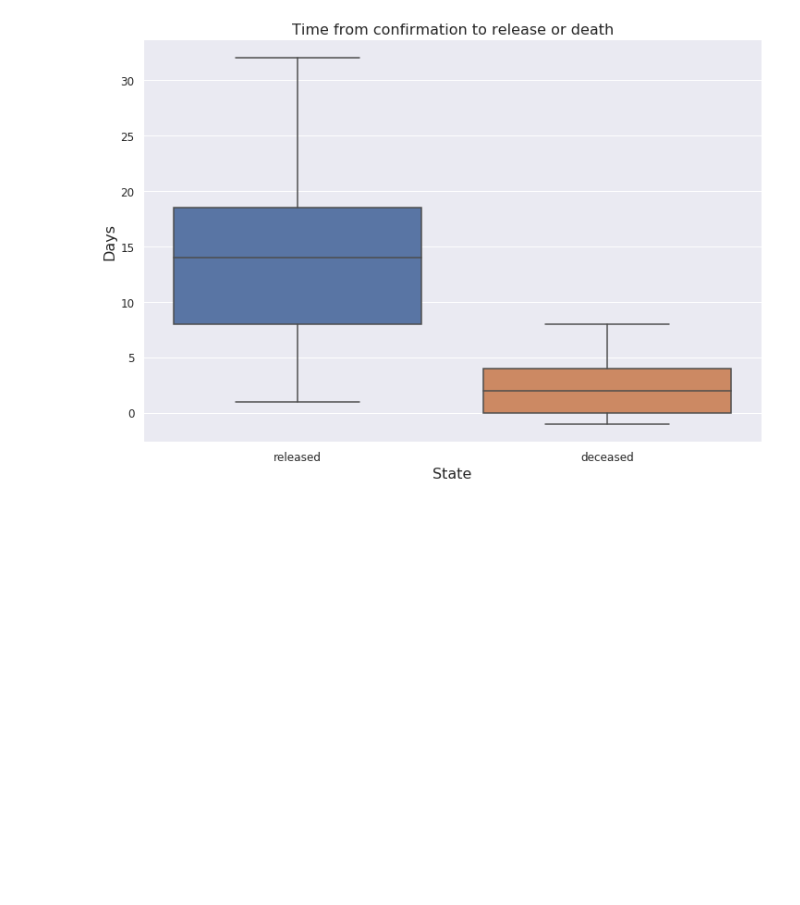
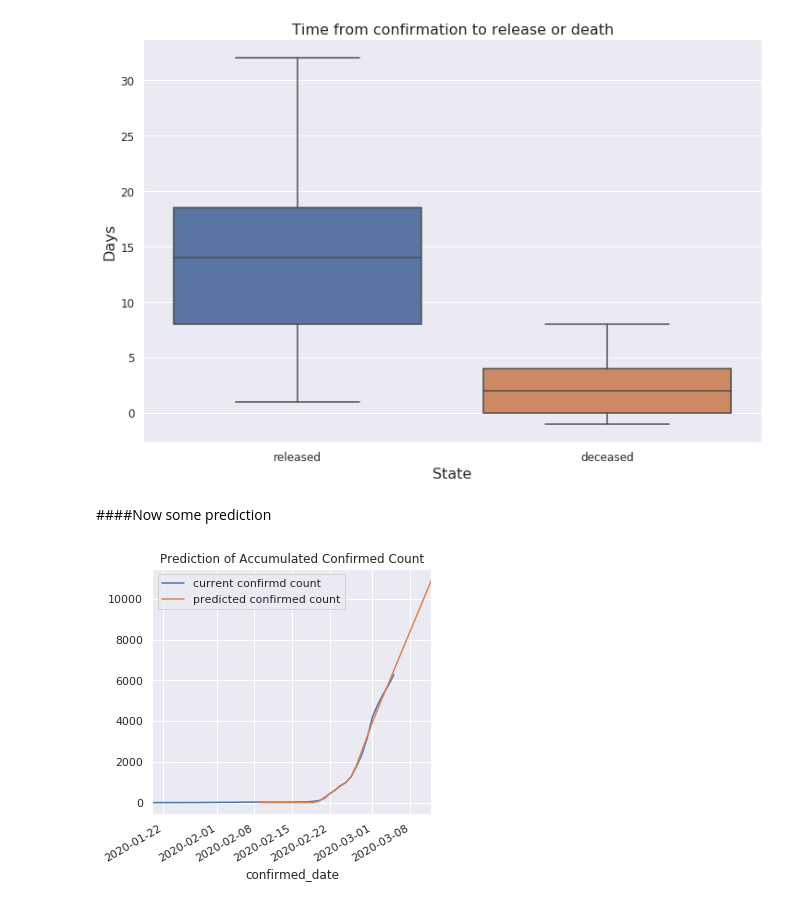
Before and after one commit to Shaheer-Imam/Corona-Virus-Analysis, a Jupyter notebook: Corona_Virus_Analysis.ipynb, the cells around one changed output. Saved outputs shown, nothing was run; the diff lists cells and outputs as text; code cells hidden in the pictures; blank space fills up the shorter version.

```diff
--- a/Corona_Virus_Analysis.ipynb
+++ b/Corona_Virus_Analysis.ipynb
@@ -434,3 +434,29 @@ plt.yticks(fontsize=12)
 plt.show()
 # %% [output]
 [figure]
+# %% [markdown]
+####Now some prediction
+# %%
+data = daily_count.resample('D').first().fillna(0).cumsum()
+data = data[20:]
+x = np.arange(len(data)).reshape(-1, 1)
+y = data.values
+# %%
+from sklearn.neural_network import MLPRegressor
+model = MLPRegressor(hidden_layer_sizes=[32, 32, 10], max_iter=50000, alpha=0.0005, random_state=26)
+_=model.fit(x, y)
+# %%
+test = np.arange(len(data)+7).reshape(-1, 1)
+pred = model.predict(test)
+prediction = pred.round().astype(int)
+week = [data.index[0] + timedelta(days=i) for i in range(len(prediction))]
+dt_idx = pd.DatetimeIndex(week)
+predicted_count = pd.Series(prediction, dt_idx)
+# %%
+accumulated_count.plot()
+predicted_count.plot()
+plt.title('Prediction of Accumulated Confirmed Count')
+plt.legend(['current confirmd count', 'predicted confirmed count'])
+plt.show()
+# %% [output]
+[figure, added]
```
Also changed, not shown: parts of 13 cells of this notebook.
